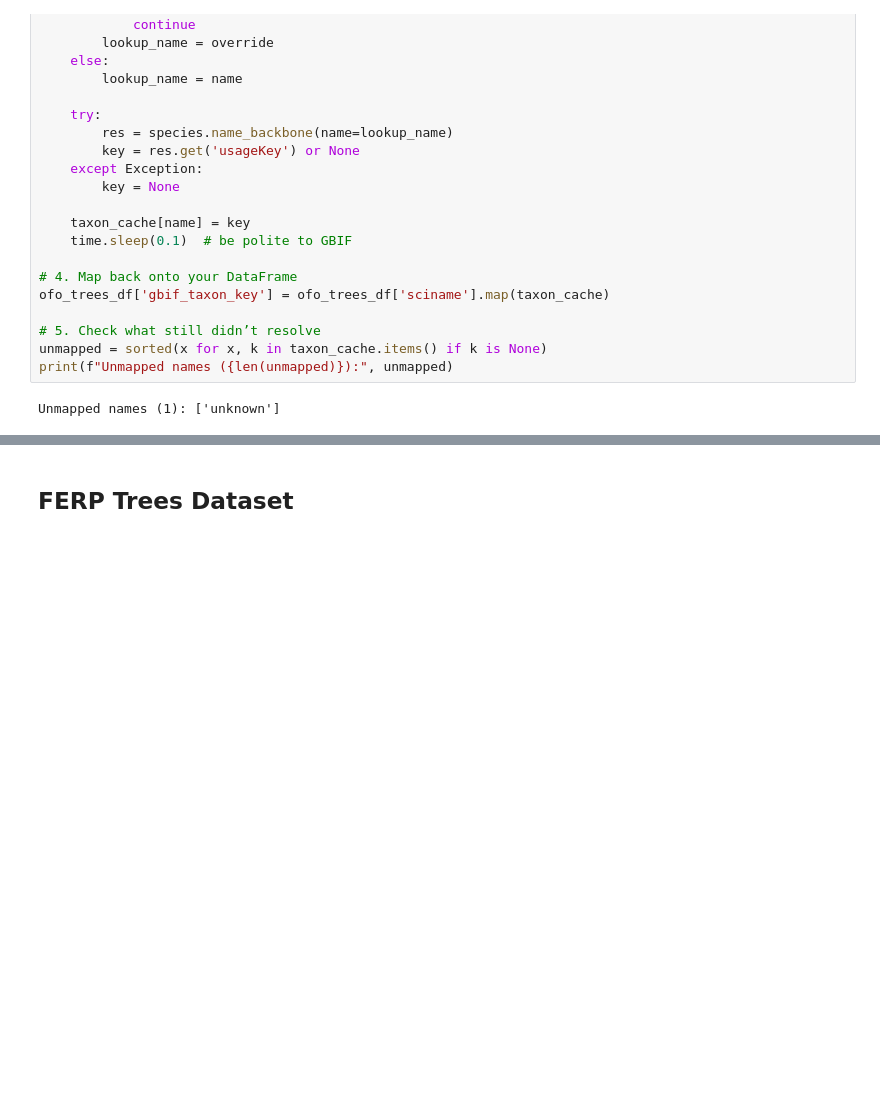
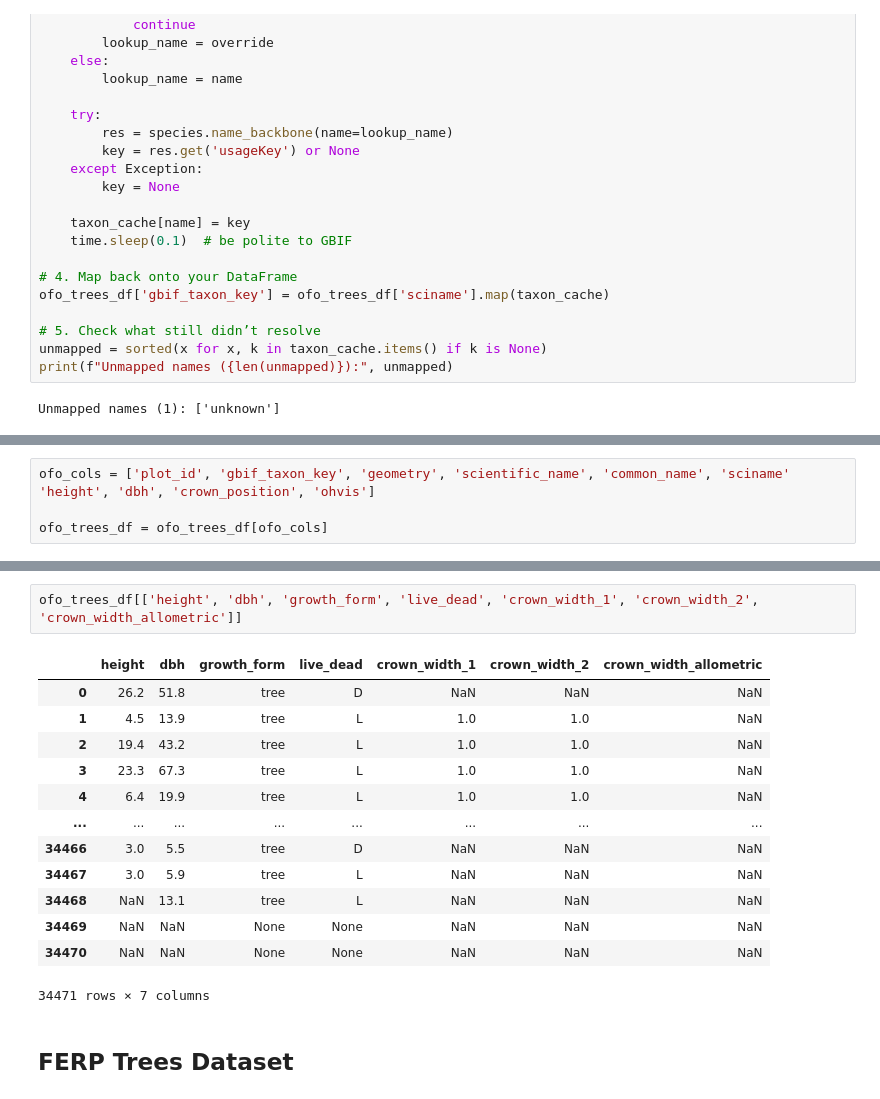
Before and after one commit to dangause/rs-hsi-botany, a Jupyter notebook: notebooks/pipeline/2_clean_tree_data.ipynb, the cells around one changed output, grey strips where cells are left out. Drawn from its saved outputs; the diff is of its cells as text; blank space fills up the shorter version.

```diff
--- a/notebooks/pipeline/2_clean_tree_data.ipynb
+++ b/notebooks/pipeline/2_clean_tree_data.ipynb
@@ -228,0 +222,4 @@ Index(['plot_id', 'subplot_id', 'height', 'height_allometric',
+# %%
+ofo_cols = ['plot_id', 'gbif_taxon_key', 'geometry', 'scientific_name', 'common_name', 'sciname' 'height', 'dbh', 'crown_position', 'ohvis']
+
+ofo_trees_df = ofo_trees_df[ofo_cols]
@@ -229,3 +257,19 @@ Index(['plot_id', 'subplot_id', 'height', 'height_allometric',
+# %%
+ofo_trees_df[['height', 'dbh', 'growth_form', 'live_dead', 'crown_width_1', 'crown_width_2', 'crown_width_allometric']]
+# %% [output]
+|  | height | dbh | growth_form | live_dead | crown_width_1 | crown_width_2 | crown_width_allometric |
+| 0 | 26.2 | 51.8 | tree | D | NaN | NaN | NaN |
+| 1 | 4.5 | 13.9 | tree | L | 1.0 | 1.0 | NaN |
+| 2 | 19.4 | 43.2 | tree | L | 1.0 | 1.0 | NaN |
+| 3 | 23.3 | 67.3 | tree | L | 1.0 | 1.0 | NaN |
+| 4 | 6.4 | 19.9 | tree | L | 1.0 | 1.0 | NaN |
+| ... | ... | ... | ... | ... | ... | ... | ... |
+| 34466 | 3.0 | 5.5 | tree | D | NaN | NaN | NaN |
+| 34467 | 3.0 | 5.9 | tree | L | NaN | NaN | NaN |
+| 34468 | NaN | 13.1 | tree | L | NaN | NaN | NaN |
+| 34469 | NaN | NaN | None | None | NaN | NaN | NaN |
+| 34470 | NaN | NaN | None | None | NaN | NaN | NaN |
+34471 rows × 7 columns
 # %% [markdown]
 ## FERP Trees Dataset
 # %%
```
Also changed, not shown: parts of 6 cells of this notebook, 2 other files.
